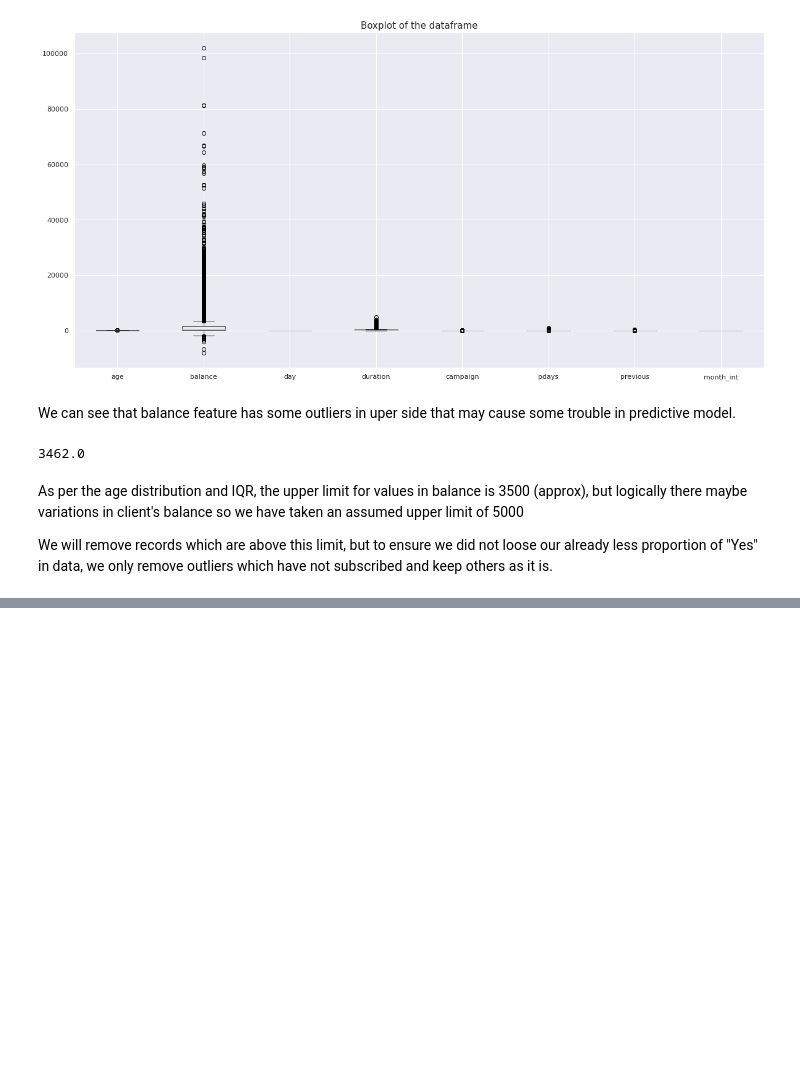
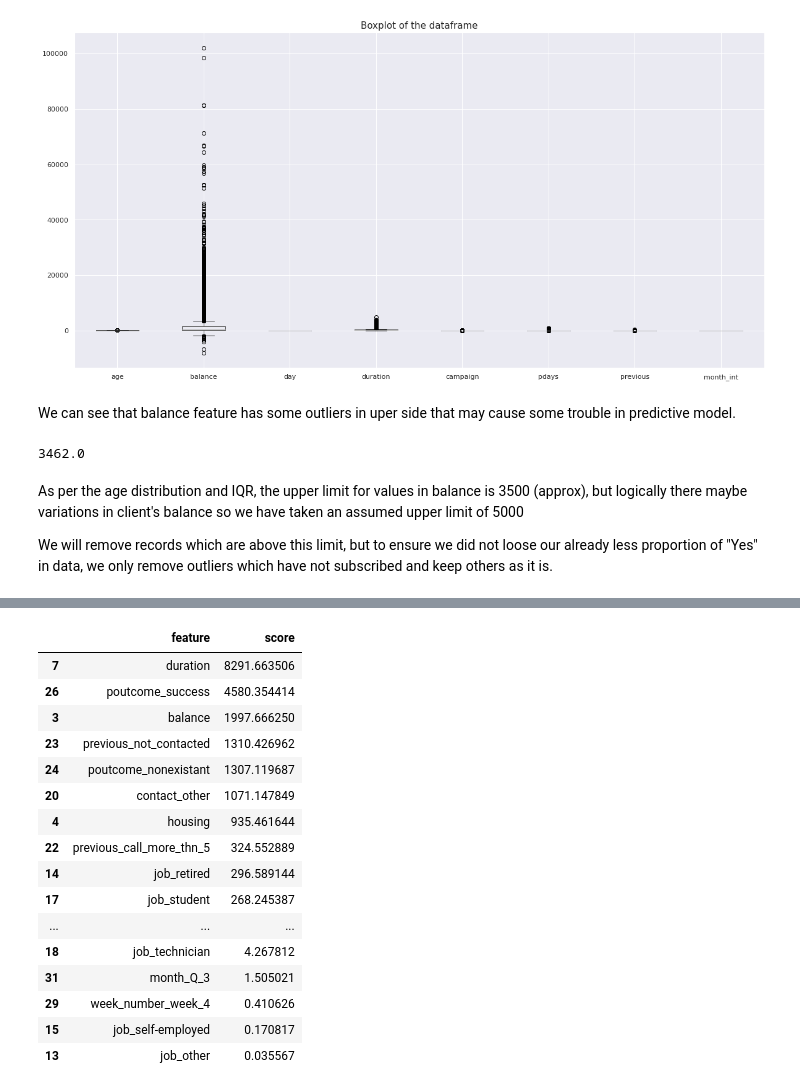
Before and after one commit to GuptaRitik/Marketing-Effectiveness-Prediction, a Jupyter notebook: Bank_Marketing_Effectiveness_Prediction_Capstone_Project.ipynb, the cells around one changed output, grey strips where cells are left out. Cells and saved outputs as stored; diff of their text form; code cells hidden in the pictures; blank space fills up the shorter version.

```diff
--- a/Bank_Marketing_Effectiveness_Prediction_Capstone_Project.ipynb
+++ b/Bank_Marketing_Effectiveness_Prediction_Capstone_Project.ipynb
@@ -538,0 +697,37 @@ df = df.drop(drop_index)
+# %%
+# seperating dependent and independent variable
+x = df.drop('y', axis=1)
+y = df['y']
+# %%
+from sklearn.feature_selection import SelectKBest, f_classif
+
+# selecting k best features using annova test
+bestfeature = SelectKBest(f_classif, k=31)
+fit = bestfeature.fit(x,y)
+
+# converting the scores into dataframe for better presentation
+df_score = pd.DataFrame(fit.scores_)
+df_col = pd.DataFrame(x.columns)
+feature_scores = pd.concat([df_col, df_score], axis=1)
+feature_scores.columns = ['feature', 'score']
+
+# lets see the important features
+feature_scores.sort_values(by='score', ascending=False)
+# %% [output]
+|  | feature | score |
+| 7 | duration | 8291.663506 |
+| 26 | poutcome_success | 4580.354414 |
+| 3 | balance | 1997.666250 |
+| 23 | previous_not_contacted | 1310.426962 |
+| 24 | poutcome_nonexistant | 1307.119687 |
+| 20 | contact_other | 1071.147849 |
+| 4 | housing | 935.461644 |
+| 22 | previous_call_more_thn_5 | 324.552889 |
+| 14 | job_retired | 296.589144 |
+| 17 | job_student | 268.245387 |
+| ... | ... | ... |
+| 18 | job_technician | 4.267812 |
+| 31 | month_Q_3 | 1.505021 |
+| 29 | week_number_week_4 | 0.410626 |
+| 15 | job_self-employed | 0.170817 |
+| 13 | job_other | 0.035567 |
```
Also changed, not shown: parts of 25 cells of this notebook.
